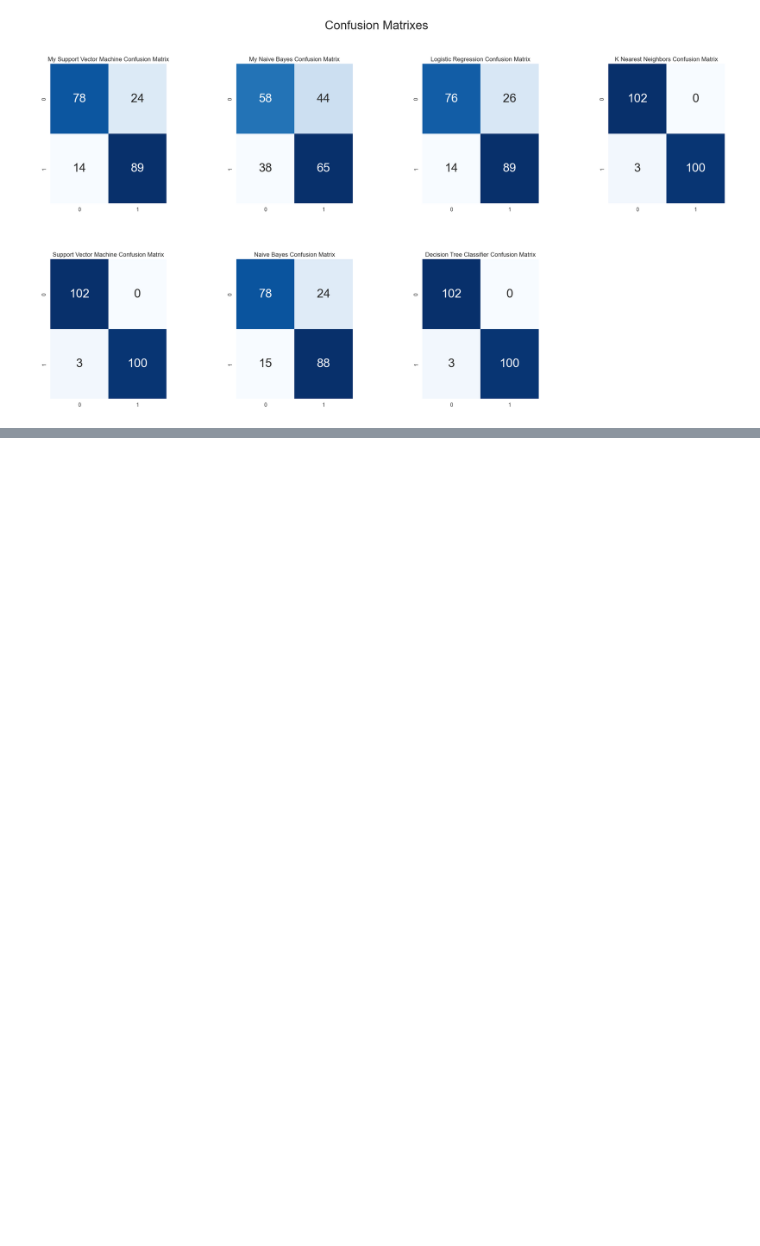
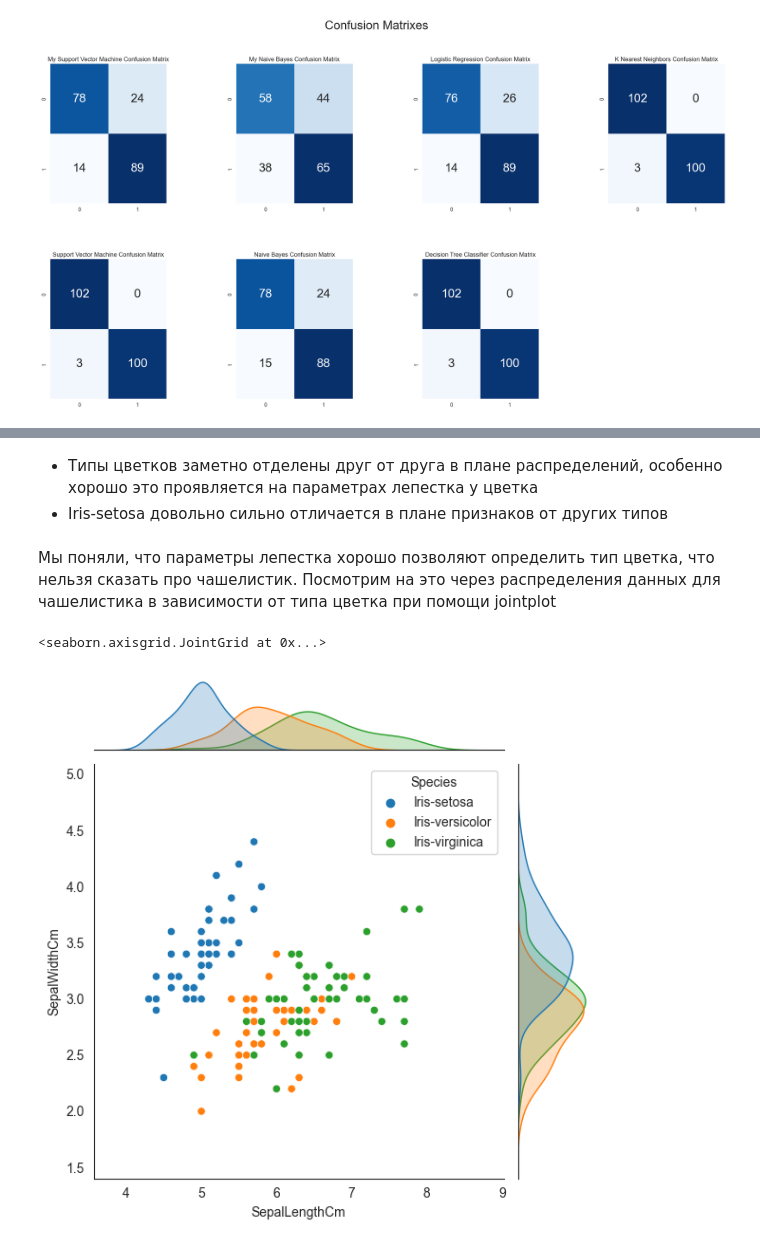
Before and after one commit to bozhnyukAlex/MachineLearning, a Jupyter notebook: tasks/Classification.ipynb, the cells around one changed output, grey strips where cells are left out. Drawn from its saved outputs; the diff is of its cells as text; code cells hidden in the pictures; blank space fills up the shorter version.

```diff
--- a/tasks/Classification.ipynb
+++ b/tasks/Classification.ipynb
@@ -744,0 +836,11 @@ plt.show()
+# %% [markdown]
+- Типы цветков заметно отделены друг от друга в плане распределений, особенно хорошо это проявляется на параметрах лепестка у цветка
+- Iris-setosa довольно сильно отличается в плане признаков от других типов
+# %% [markdown]
+Мы поняли, что параметры лепестка хорошо позволяют определить тип цветка, что нельзя сказать про чашелистик.
+Посмотрим на это через распределения данных для чашелистика в зависимости от типа цветка при помощи jointplot
+# %%
+sns.jointplot(x='SepalLengthCm', y='SepalWidthCm', data=df, hue='Species')
+# %% [output]
+<seaborn.axisgrid.JointGrid at 0x...>
+[figure, added]
```
Also changed, not shown: parts of 83 cells of this notebook, 1 other file.
